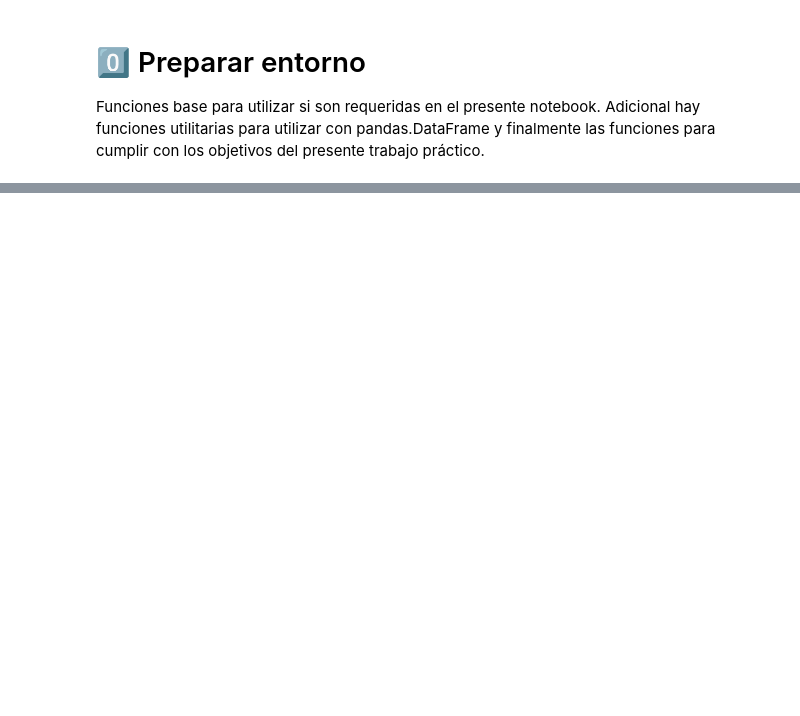
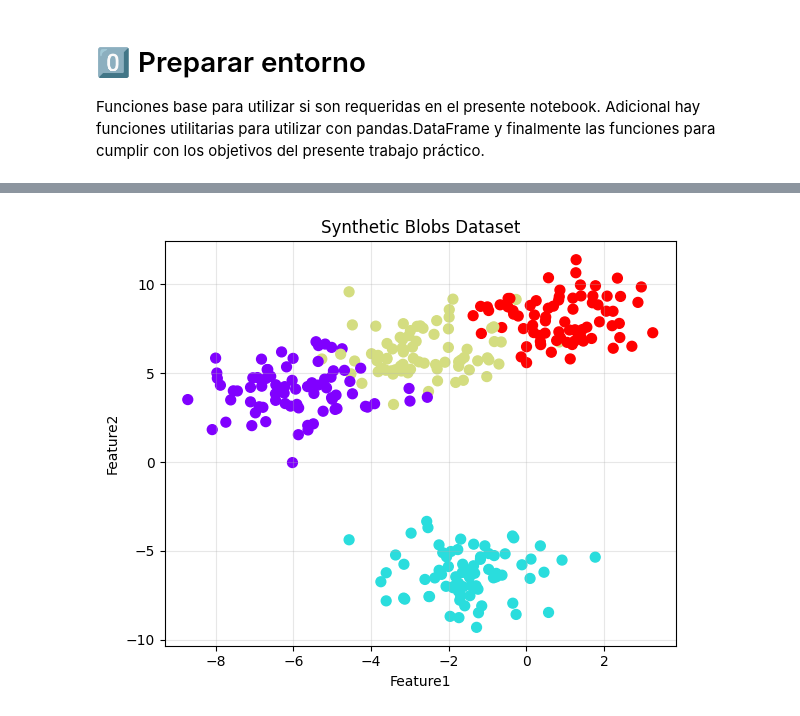
Before and after one commit to UIDE-Tareas/7-Metodos-Analiticos-Optimizacion-Aplicados-IA-Tarea2, a Jupyter notebook: Main.ipynb, the cells around one changed output, grey strips where cells are left out. Saved outputs shown, nothing was run; the diff lists cells and outputs as text; code cells hidden in the pictures; blank space fills up the shorter version.

```diff
--- a/Main.ipynb
+++ b/Main.ipynb
@@ -39,0 +1031,86 @@ Funciones base para utilizar si son requeridas en el presente notebook. Adiciona
+# %%
+# 💻 Andrade Peñafiel Mateo APM
+# 💻 Huilca Revelo Victor German HRVG
+# 💻 Espinoza Bone Jose Manuel EBJM
+
+RANDOM_STATE = ord('A') + ord('P') + ord('M') + ord('H') + ord('R') + ord('V') + ord('G') + ord('E') + ord('B') + ord('J') + ord('M') # APMHRVGEBJM
+
+# Crear un dataset sintético de blobs
+def _CreateSyntheticBlobsDataset() -> Dataset:
+    X, y = make_blobs(n_samples = 300, centers = 4, random_state = RANDOM_STATE, cluster_std = 1.2)
+
+    dfX = pandas.DataFrame(
+        X,
+        columns=[f"Feature{i+1}" for i in range(X.shape[1])]
+    )
+    dfY = pandas.DataFrame(
+        y,
+        columns=["Target"]
+    )
+    dataset = Dataset(
+        X=dfX,
+        y=dfY
+    )
+    return dataset
+
+# Función para plotear el dataset sintético de blobs
+def _PlotSyntheticBlobsDataset(dataset: Dataset, targetCol: str = "Target"):
+    plt.figure(figsize=(6, 5))
+    colors = (
+        dataset.y[targetCol]
+        if dataset.y is not None
+        else "gray"
+    )
+    plt.scatter(
+        dataset.X.iloc[:, 0],
+        dataset.X.iloc[:, 1],
+        s=50,
+        c=colors,
+        cmap="rainbow"
+    )
+
+    plt.xlabel(dataset.X.columns[0])
+    plt.ylabel(dataset.X.columns[1])
+    plt.title("Synthetic Blobs Dataset")
+    plt.grid(alpha=0.3)
+    plt.tight_layout()
+    plt.show()
+
+def Plot2DDataset(dataset: Dataset, targetFeatureCol: str = "Target", title: str = "2D Dataset"):
+    plt.figure(figsize=(6, 5))
+    colors = (
+        dataset.X[targetFeatureCol]
+        if dataset.y is not None
+        else "gray"
+    )
+    plt.scatter(
+        dataset.X.iloc[:, 0],
+        dataset.X.iloc[:, 1],
+        s=50,
+        c=colors,
+        cmap="rainbow"
+    )
+
+    plt.xlabel(dataset.X.columns[0])
+    plt.ylabel(dataset.X.columns[1])
+    plt.title(title)
+    plt.grid(alpha=0.3)
+    plt.tight_layout()
+    plt.show()
+
+scaler = CreateScaler(ScalerType.STANDARD)
+dataset = _CreateSyntheticBlobsDataset()
+scaledDataset = ScaleDataset(dataset, scaler)
+pcaDataset = ApplyPCA(scaledDataset, explainedVarianceRatioSum=0.95)
+
+_PlotSyntheticBlobsDataset(dataset)
+#ShowDatasetInfo(dataset, "Synthetic Blobs Dataset")
+
+KMEANS_CLUSTERS = 6
+RANDOM_STATE = RANDOM_STATE + ord('U') + ord('I') + ord('D') + ord('E') # UIDE
+
+kmeansFeatureColName = "KMeansCluster"
+kmeansDataset = EvaluateKMeans(scaledDataset, KMEANS_CLUSTERS, RANDOM_STATE, kmeansFeatureColName)
+Plot2DDataset(kmeansDataset, kmeansFeatureColName, f"KMeans Clusters (k={KMEANS_CLUSTERS})")
+# %% [output]
+[figure, added]
```
Also changed, not shown: parts of 7 cells of this notebook, 1 other file.
